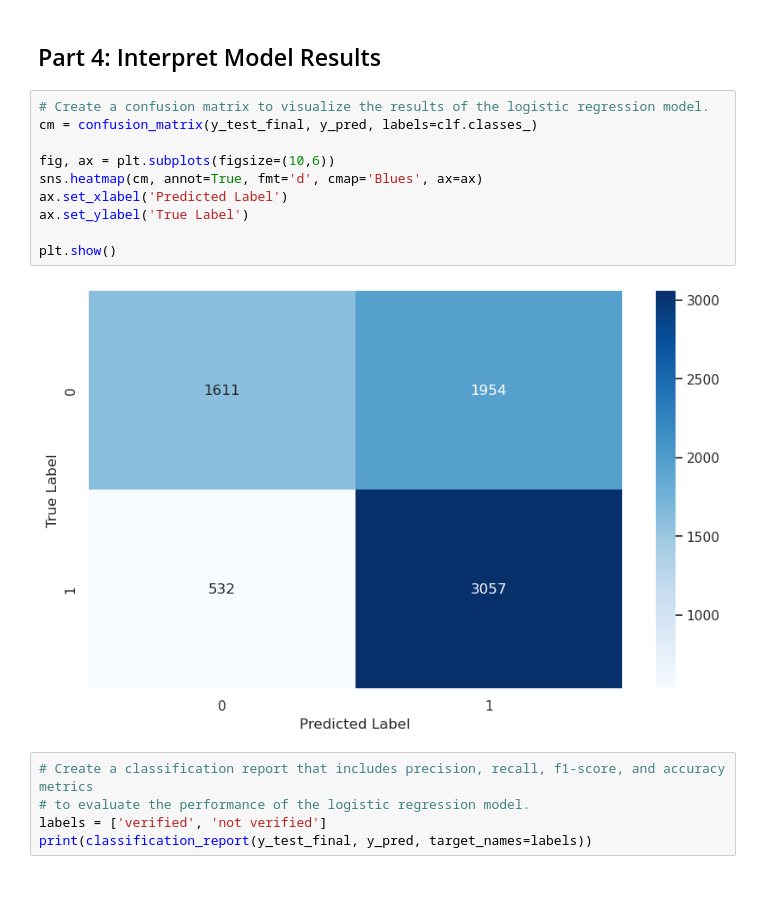
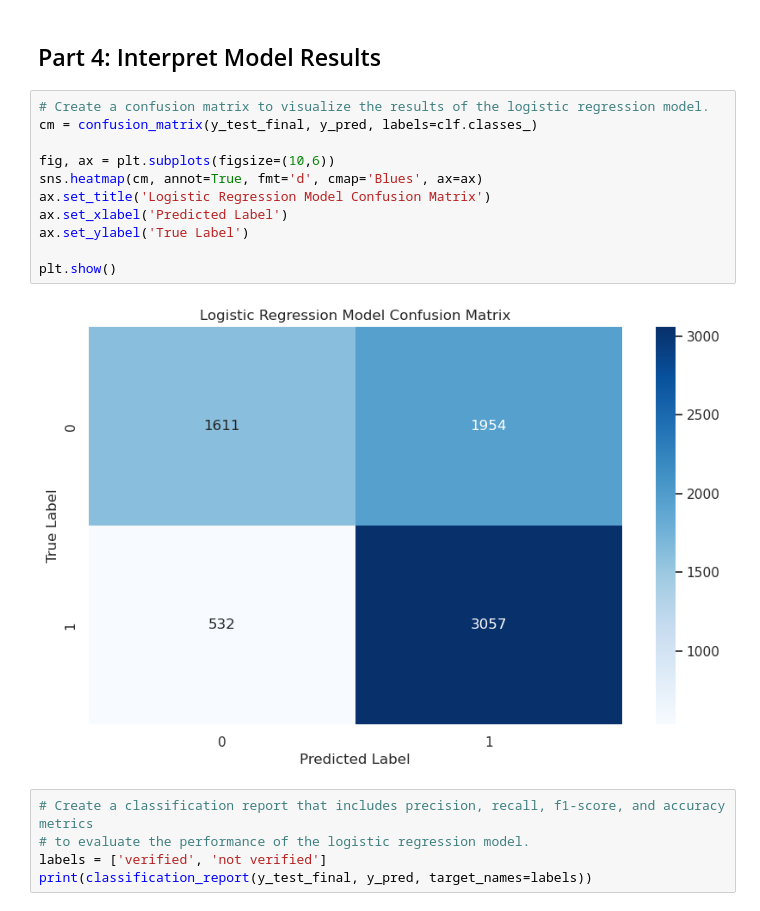
Before and after one commit to JakeLi2001/Google-Advanced-Data-Analytics-Professional-Certificate, a Jupyter notebook: 5_regression_modeling.ipynb, the cells around one changed output. Drawn from its saved outputs; the diff is of its cells as text; blank space fills up the shorter version.

```diff
--- a/5_regression_modeling.ipynb
+++ b/5_regression_modeling.ipynb
@@ -618,15 +618,16 @@ X_train_final.shape, y_train_final.shape, X_test_final.shape, y_test_final.shape
 # %%
 # Create a confusion matrix to visualize the results of the logistic regression model.
 cm = confusion_matrix(y_test_final, y_pred, labels=clf.classes_)
 
 fig, ax = plt.subplots(figsize=(10,6))
 sns.heatmap(cm, annot=True, fmt='d', cmap='Blues', ax=ax)
+ax.set_title('Logistic Regression Model Confusion Matrix')
 ax.set_xlabel('Predicted Label')
 ax.set_ylabel('True Label')
 
 plt.show()
 # %% [output]
-[figure, old version]
+[figure, new version]
 # %%
 # Create a classification report that includes precision, recall, f1-score, and accuracy metrics
 # to evaluate the performance of the logistic regression model.
```
Also changed, not shown: parts of 1 cell of this notebook.
